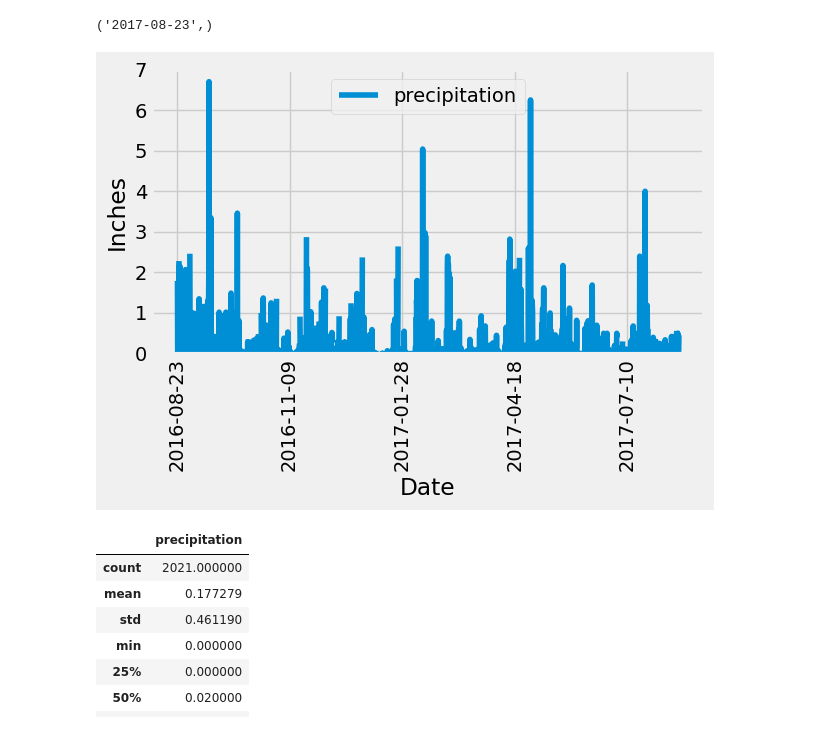
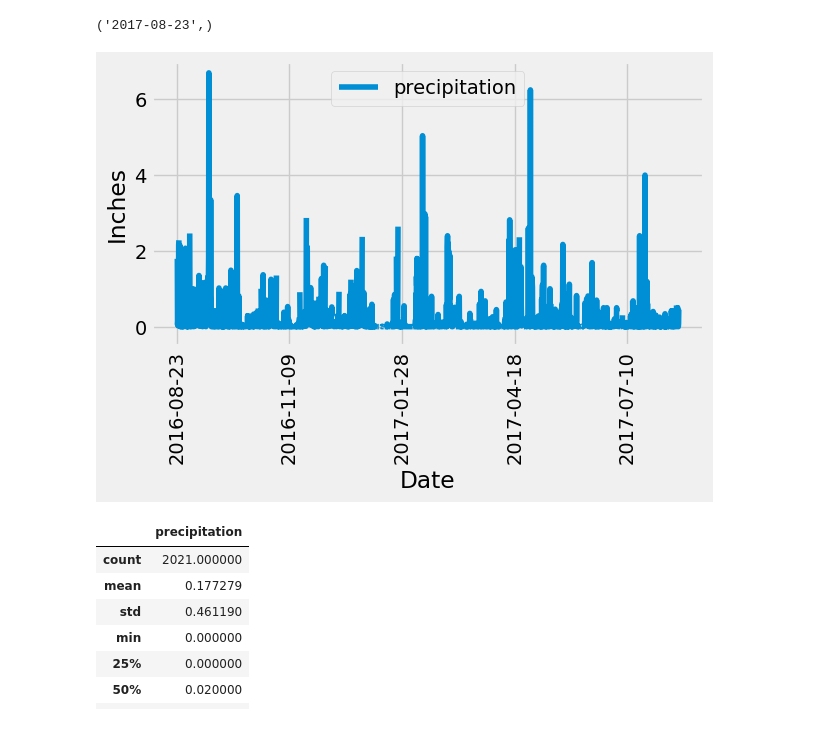
Before and after one commit to cmpallavi/sqlalchemy-challenge, a Jupyter notebook: SurfsUp/climate_starter.ipynb, the cells around one changed output. Saved outputs shown, nothing was run; the diff lists cells and outputs as text; code cells hidden in the pictures.

Commit message:
flask update and fix limit in plot

```diff
--- a/SurfsUp/climate_starter.ipynb
+++ b/SurfsUp/climate_starter.ipynb
@@ -71,35 +71,35 @@ most_recent_date
 # Design a query to retrieve the last 12 months of precipitation data and plot the results.
 # Starting from the most recent data point in the database.
 import datetime as dt
 from datetime import datetime
 most_recent_date_dt = datetime.strptime(most_recent_date.date, '%Y-%m-%d').date()
 # Calculate the date one year from the last date in data set.
 
 year_ago = most_recent_date_dt - dt.timedelta(days=365)
 year_ago
 
 # Perform a query to retrieve the data and precipitation scores
 values = session.query(Measurement.date, Measurement.prcp).\
     filter(Measurement.date >= year_ago).\
     all()
 
 
 # Save the query results as a Pandas DataFrame. Explicitly set the column names
 values_df = pd.DataFrame(values)
 values_df = values_df.rename(columns={"prcp":"precipitation"})
 # Sort the dataframe by date
 values_df = values_df.sort_values("date", ascending=True)
 
 values_final_df = values_df.set_index("date")
 
 # Use Pandas Plotting with Matplotlib to plot the data
 values_final_df.plot(xlabel="Date", ylabel="Inches",)
-plt.ylim(0, 7)
+plt.ylim(-0.5, 7)
 plt.xticks(rotation = 90)
 plt.tight_layout()
 plt.show()
 # %% [output]
-[figure, old version]
+[figure, new version]
 # %%
 # Use Pandas to calculate the summary statistics for the precipitation data
 values_final_df.describe()
```
Also changed, not shown: 1 other file.
